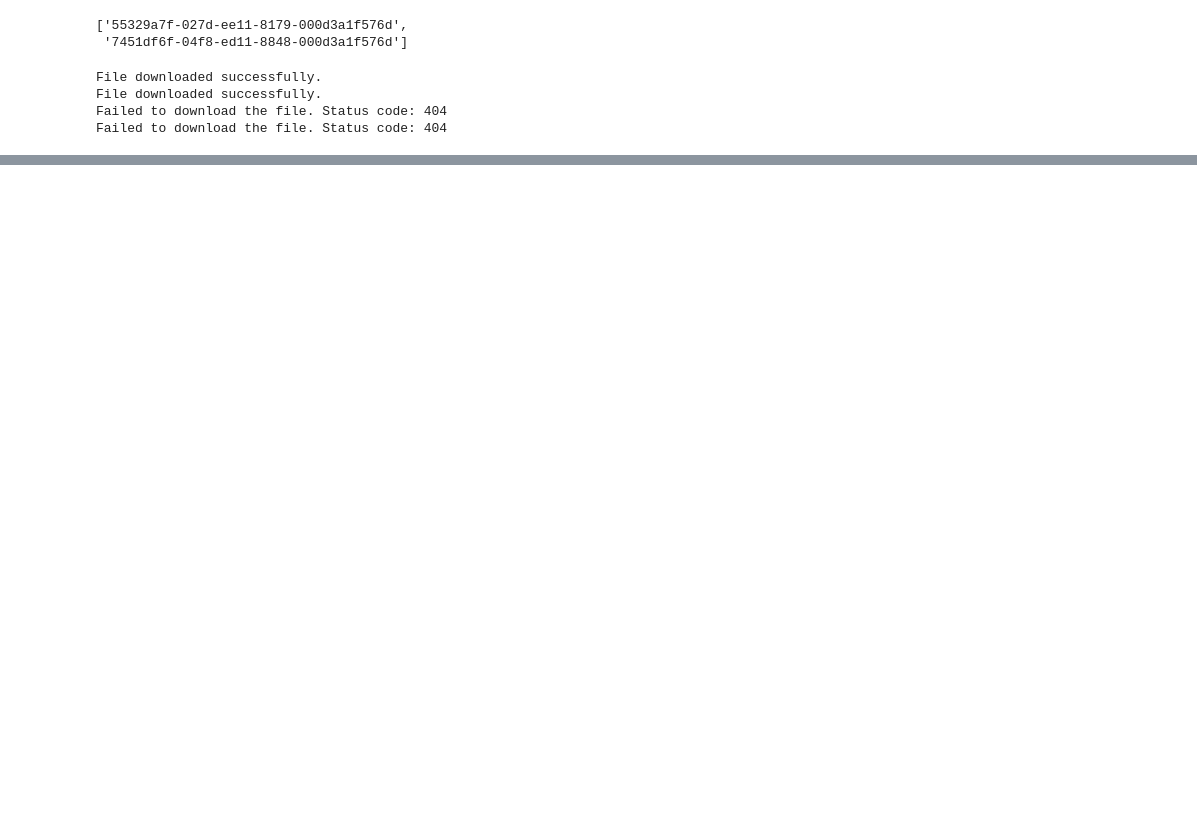
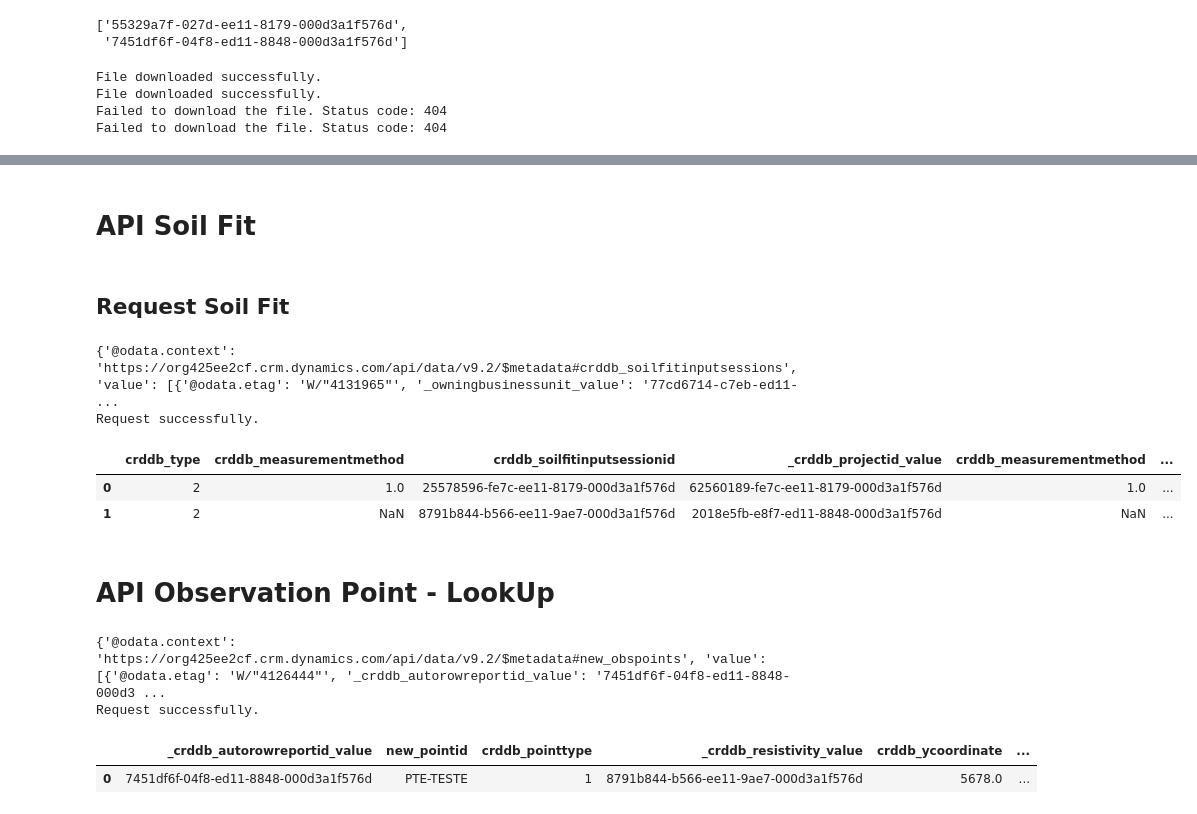
Before and after one commit to LucasLessa1/Projects, a Jupyter notebook: PowerApps/request_notebook.ipynb, the cells around one changed output, grey strips where cells are left out. Cells and saved outputs as stored; diff of their text form; code cells hidden in the pictures; blank space fills up the shorter version.

```diff
--- a/PowerApps/request_notebook.ipynb
+++ b/PowerApps/request_notebook.ipynb
@@ -185,0 +243,47 @@ else:
+# %% [markdown]
+# API Soil Fit
+# %% [markdown]
+## Request Soil Fit
+# %%
+api_cond = 'https://org425ee2cf.crm.dynamics.com/api/data/v9.2/crddb_soilfitinputsessions?$top=10'
+
+response = requests.get(api_cond, headers=headers)
+if response.status_code == 200:
+    data_soil = response.json()  # Assuming the response is in JSON format
+    print(data_soil)
+
+    print("Request successfully.")
+else:
+    print(f"Failed to request the file. Status code: {response.status_code}")
+# %% [output]
+{'@odata.context': 'https://org425ee2cf.crm.dynamics.com/api/data/v9.2/$metadata#crddb_soilfitinputsessions', 'value': [{'@odata.etag': 'W/"4131965"', '_owningbusinessunit_value': '77cd6714-c7eb-ed11- ...
+Request successfully.
+# %%
+soil_columns = ['crddb_type', 'crddb_measurementmethod', 'crddb_soilfitinputsessionid',
+'_crddb_projectid_value', 'crddb_measurementmethod', 'crddb_soilfitinputsessionid']
+# %%
+soil_df = pd.DataFrame(data_soil['value'])
+soil_df = soil_df[soil_columns]
+# soil = soil_df.to_dict(orient='list')
+# soil_df.set_index('crddb_soiluctorid', inplace=True)
+soil_df
+# %% [output]
+|  | crddb_type | crddb_measurementmethod | crddb_soilfitinputsessionid | _crddb_projectid_value | crddb_measurementmethod | ... |
+| 0 | 2 | 1.0 | 25578596-fe7c-ee11-8179-000d3a1f576d | 62560189-fe7c-ee11-8179-000d3a1f576d | 1.0 | ... |
+| 1 | 2 | NaN | 8791b844-b566-ee11-9ae7-000d3a1f576d | 2018e5fb-e8f7-ed11-8848-000d3a1f576d | NaN | ... |
+# %% [markdown]
+# API Observation Point - LookUp
+# %%
+api_cond = 'https://org425ee2cf.crm.dynamics.com/api/data/v9.2/new_obspoints?$top=10'
+
+response = requests.get(api_cond, headers=headers)
+if response.status_code == 200:
+    data_obs = response.json()  # Assuming the response is in JSON format
+    print(data_obs)
+
+    print("Request successfully.")
+else:
+    print(f"Failed to request the file. Status code: {response.status_code}")
+# %% [output]
+{'@odata.context': 'https://org425ee2cf.crm.dynamics.com/api/data/v9.2/$metadata#new_obspoints', 'value': [{'@odata.etag': 'W/"4126444"', '_crddb_autorowreportid_value': '7451df6f-04f8-ed11-8848-000d3 ...
+Request successfully.
@@ -185,0 +292,9 @@ else:
+# %%
+obs_df = pd.DataFrame(data_obs['value'])
+obs_columns = ['_crddb_autorowreportid_value', 'new_pointid', 'crddb_pointtype',
+'_crddb_resistivity_value', 'crddb_ycoordinate', 'new_xcoordinate', 'new_obspointid' ]
+obs_df = obs_df[obs_columns]
+obs_df
+# %% [output]
+|  | _crddb_autorowreportid_value | new_pointid | crddb_pointtype | _crddb_resistivity_value | crddb_ycoordinate | ... |
+| 0 | 7451df6f-04f8-ed11-8848-000d3a1f576d | PTE-TESTE | 1 | 8791b844-b566-ee11-9ae7-000d3a1f576d | 5678.0 | ... |
```
Also changed, not shown: parts of 26 cells of this notebook.
